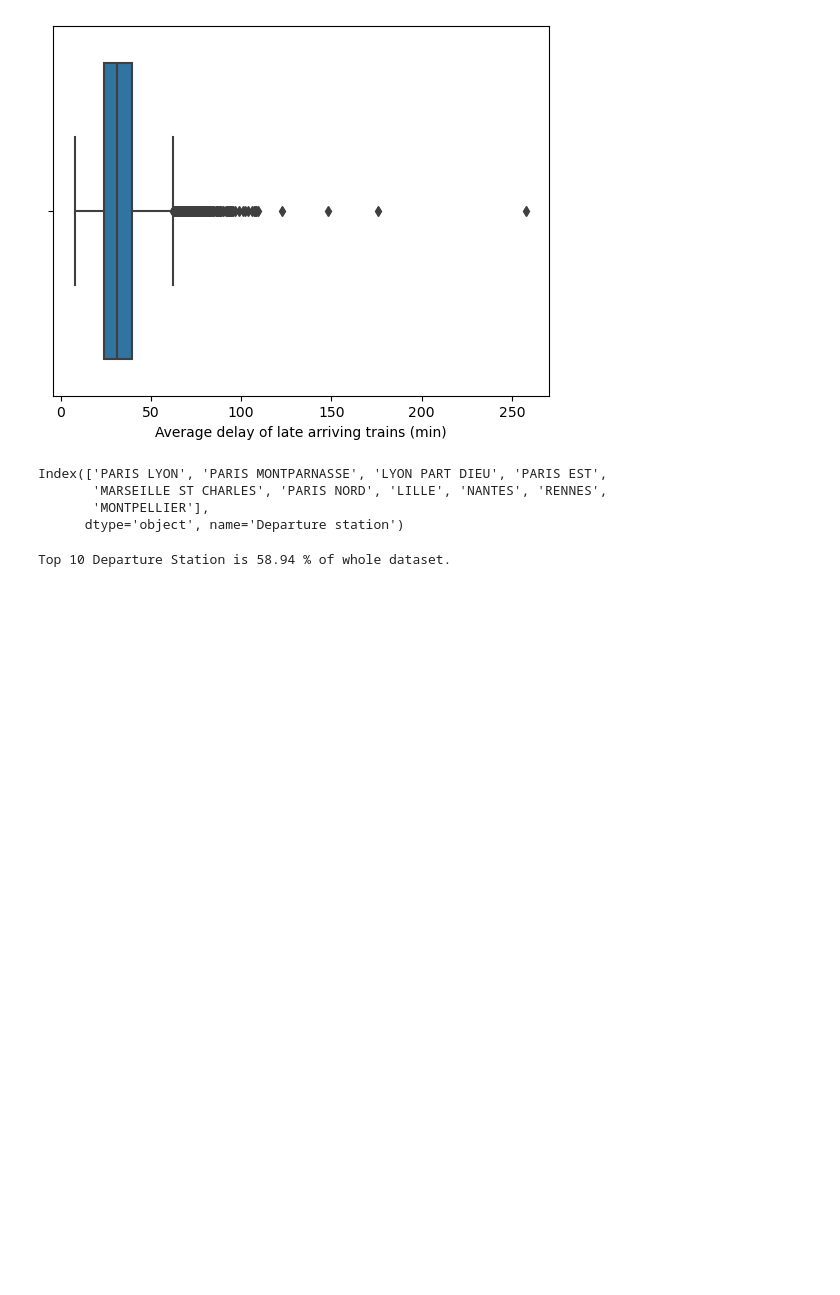
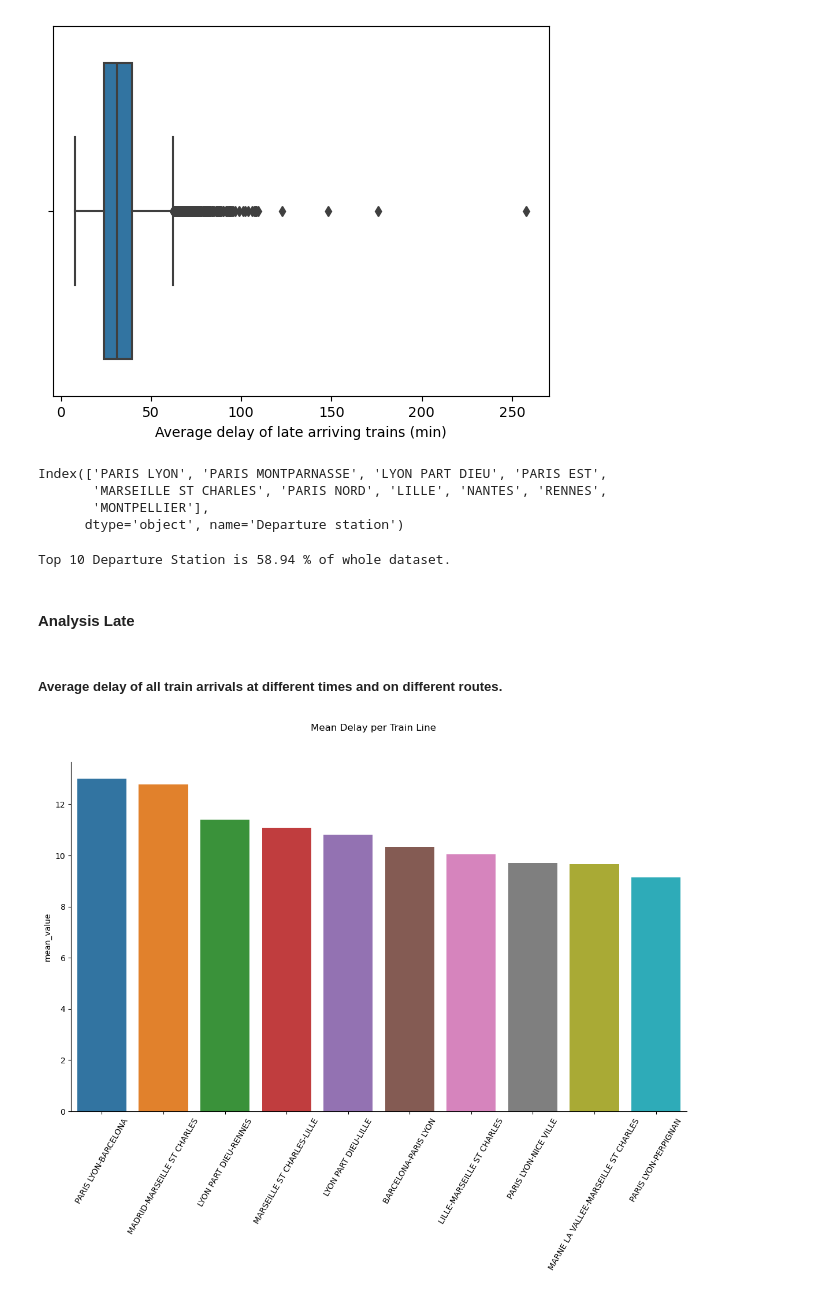
Before and after one commit to CrisMagdziak/Train_Traffic_Python, a Jupyter notebook: Trains_Project_v1.1.ipynb, the cells around one changed output. Saved outputs shown, nothing was run; the diff lists cells and outputs as text; code cells hidden in the pictures; blank space fills up the shorter version.

```diff
--- a/Trains_Project_v1.1.ipynb
+++ b/Trains_Project_v1.1.ipynb
@@ -758,3 +758,17 @@ top_10 = round((len(df_clean[df_clean['Departure station'].isin(top_10_dep_stati
 print(f'Top 10 Departure Station is {top_10} % of whole dataset.')
 # %% [output]
 Top 10 Departure Station is 58.94 % of whole dataset.
+# %% [markdown]
+#### Analysis Late
+# %% [markdown]
+##### Average delay of all train arrivals at different times and on different routes.
+# %%
+mean_del = df_all.groupby('Train Line').agg(mean_value =('Average delay of all arriving trains (min)','mean')).sort_values(by = 'mean_value', ascending= False)
+mdtr = sns.catplot(data= mean_del, x = mean_del.index, y = 'mean_value', kind = 'bar', height= 8.27, aspect= 11.7/8.27)
+mdtr.figure.subplots_adjust(top= 0.9)
+mdtr.figure.suptitle('Mean Delay per Train Line')
+mdtr.set_xlabels('')
+plt.xticks(rotation = 60)
+pass
+# %% [output]
+[figure, added]
```
